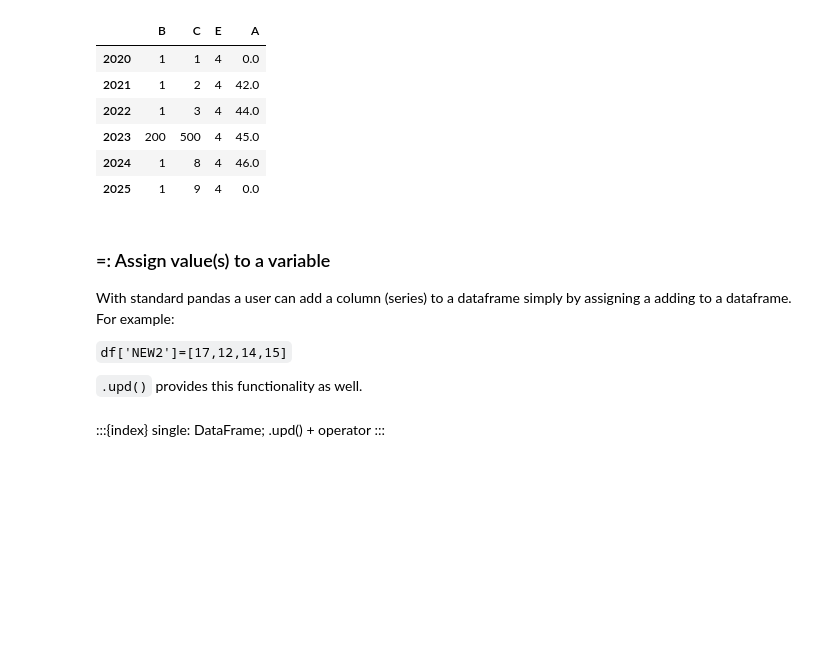
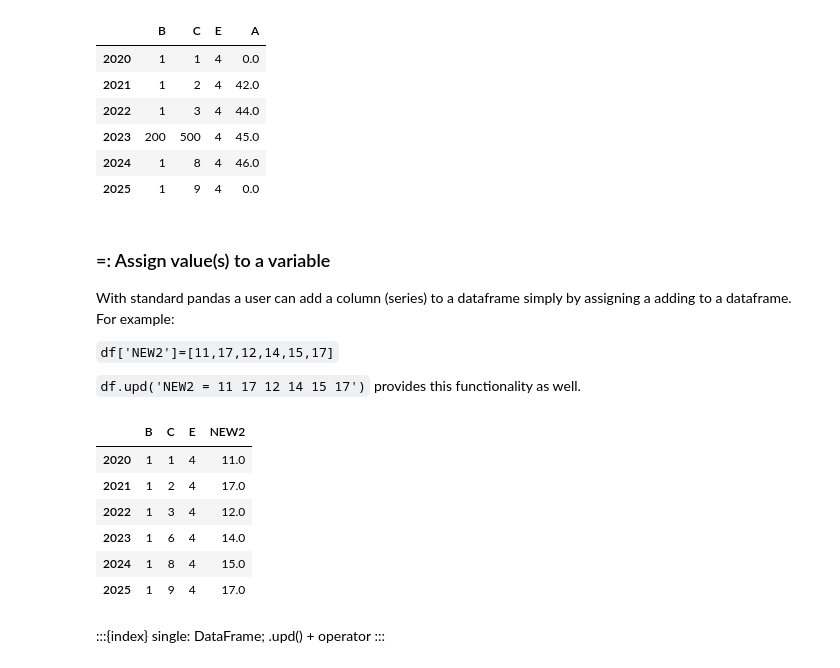
Before and after one commit to IbHansen/modelflow-manual, a Jupyter notebook: papers/mfbook/content/04_PythonEssentials/UpdateCommand.ipynb, the cells around one changed output. Drawn from its saved outputs; the diff is of its cells as text; code cells hidden in the pictures; blank space fills up the shorter version.

````diff
--- a/papers/mfbook/content/04_PythonEssentials/UpdateCommand.ipynb
+++ b/papers/mfbook/content/04_PythonEssentials/UpdateCommand.ipynb
@@ -229,9 +229,19 @@ c = 500
 
 With standard pandas a user can add a column (series) to a dataframe simply by assigning a adding to a dataframe.  For example:
 
-```df['NEW2']=[17,12,14,15]```
+```df['NEW2']=[11,17,12,14,15,17]```
 
-```.upd()``` provides this functionality as well.
+```df.upd('NEW2 = 11 17 12 14 15 17')``` provides this functionality as well.
+# %%
+df.upd('NEW2 = 11 17 12 14 15 17')
+# %% [output]
+|  | B | C | E | NEW2 |
+| 2020 | 1 | 1 | 4 | 11.0 |
+| 2021 | 1 | 2 | 4 | 17.0 |
+| 2022 | 1 | 3 | 4 | 12.0 |
+| 2023 | 1 | 6 | 4 | 14.0 |
+| 2024 | 1 | 8 | 4 | 15.0 |
+| 2025 | 1 | 9 | 4 | 17.0 |
 # %% [markdown]
 :::{index} single: DataFrame; .upd() + operator
 :::
````
Also changed, not shown: parts of 11 cells of this notebook, 15 other files.
